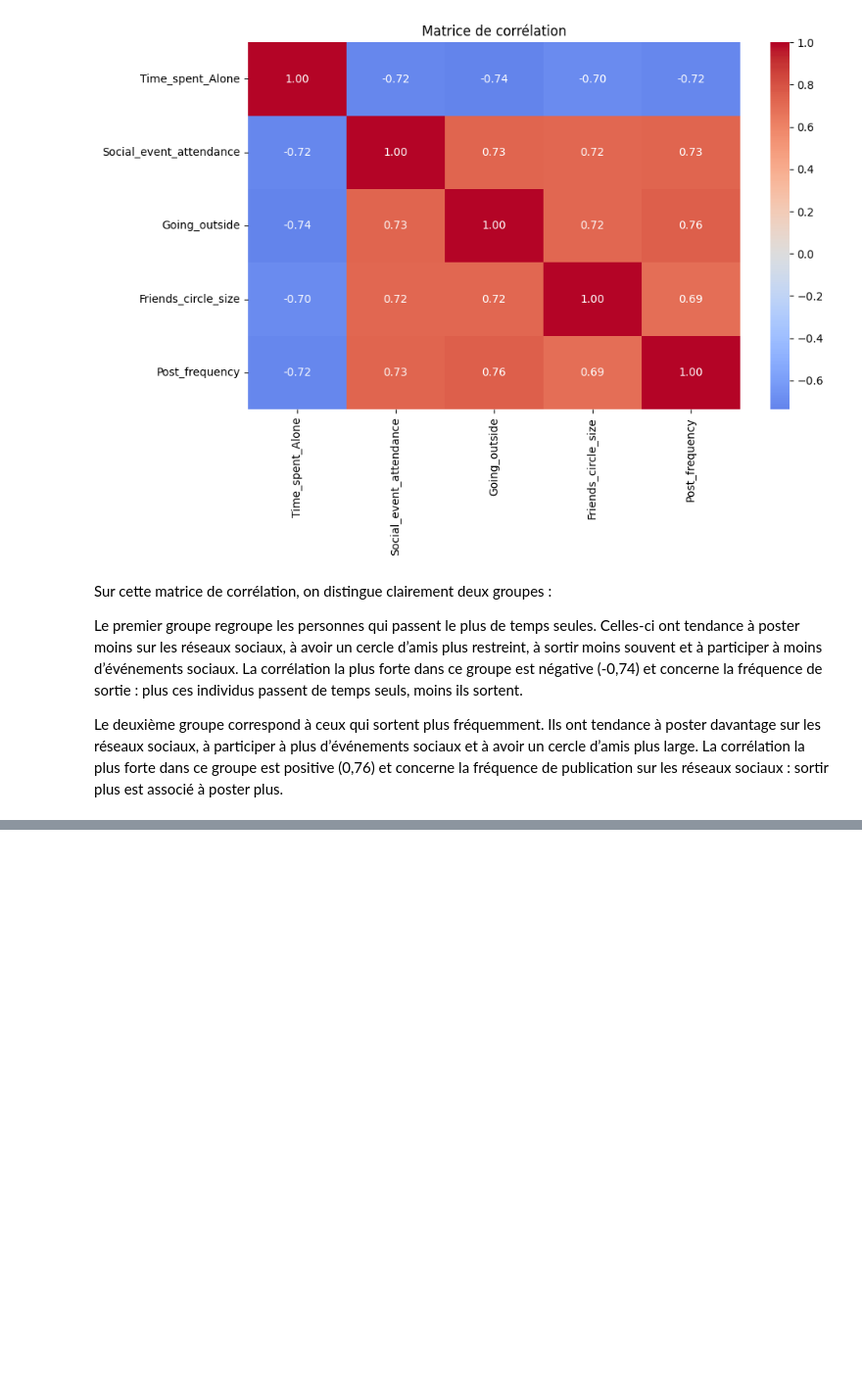
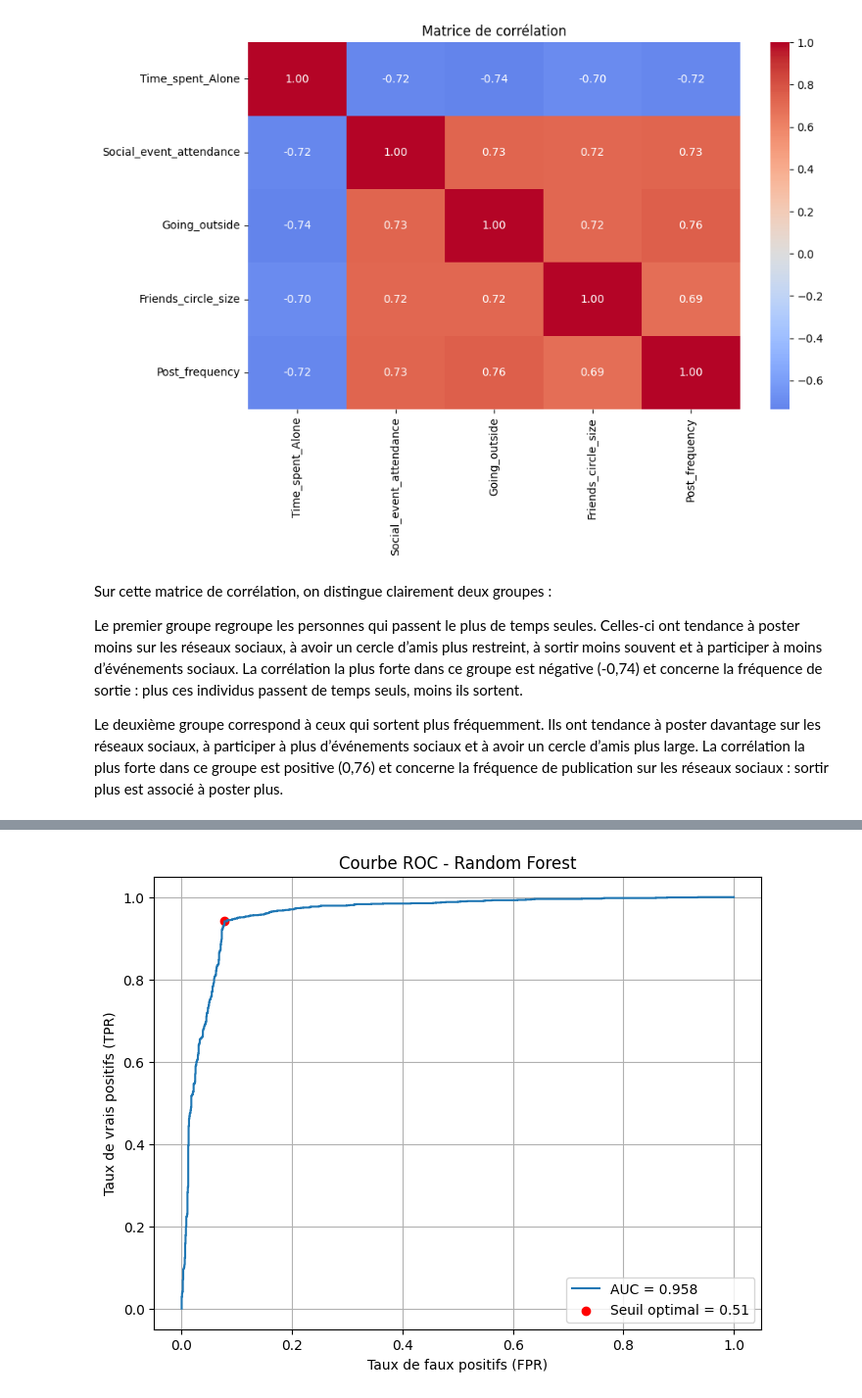
Before and after one commit to LucienLachancee/ML-Extrovert-vs-introvert-Behavior, a Jupyter notebook: ML_personality.ipynb, the cells around one changed output, grey strips where cells are left out. Shown at 98% size. Cells and saved outputs as stored; diff of their text form; code cells hidden in the pictures; blank space fills up the shorter version.

Commit message:
fin analyse app streamlit + modele entrainé

```diff
--- a/ML_personality.ipynb
+++ b/ML_personality.ipynb
@@ -182,0 +474,86 @@ La corrélation la plus forte dans ce groupe est positive (0,76) et concerne la
+# %%
+
+model = RandomForestClassifier(random_state=42)
+
+
+param_grid = {
+    'n_estimators': [100, 200],
+    'max_depth': [None, 10, 20],
+    'min_samples_split': [2, 5],
+    'min_samples_leaf': [1, 2]
+}
+
+# scoring = {
+#     'accuracy': 'accuracy',
+#     'neg_log_loss': 'neg_log_loss',
+#     'precision': make_scorer(precision_score, average='binary'),
+#     'recall': make_scorer(recall_score, average='binary'),
+#     'f1': make_scorer(f1_score, average='binary')
+# }
+
+grid_search = GridSearchCV(
+    estimator=model,
+    param_grid=param_grid,
+    cv=skf,
+    scoring=scoring,
+    refit = 'f1',
+    n_jobs=-1,
+    verbose=1
+)
+
+grid_search.fit(X, y)
+print("=== Meilleur Modèle Random Forest ===")
+print(f"F1 Score moyen (cross-val) : {grid_search.best_score_:.4f}")
+print(f"Meilleurs hyperparamètres : {grid_search.best_params_}")
+
+print("=====================================")
+
+best_model_rdf = grid_search.best_estimator_
+
+y_true_all, y_prob_all, y_pred_all = [], [], []
+
+for train_index, test_index in skf.split(X, y):
+    X_train, X_test = X.iloc[train_index], X.iloc[test_index]
+    y_train, y_test = y.iloc[train_index], y.iloc[test_index]
+
+    best_model_rdf.fit(X_train, y_train)
+    y_prob = best_model_rdf.predict_proba(X_test)[:, 1]
+    y_pred = best_model_rdf.predict(X_test)
+
+    y_true_all.extend(y_test)
+    y_prob_all.extend(y_prob)
+    y_pred_all.extend(y_pred)
+
+y_true_all = np.array(y_true_all)
+y_prob_all = np.array(y_prob_all)
+y_pred_all = np.array(y_pred_all)
+
+
+fpr, tpr, thresholds = roc_curve(y_true_all, y_prob_all)
+auc = roc_auc_score(y_true_all, y_prob_all)
+
+optimal_idx = np.argmax(tpr - fpr)
+optimal_threshold = thresholds[optimal_idx]
+optimal_fpr = fpr[optimal_idx]
+optimal_tpr = tpr[optimal_idx]
+
+print(f"Seuil optimal basé sur la courbe ROC : {optimal_threshold:.4f}")
+print(f"TPR : {optimal_tpr:.4f} | FPR : {optimal_fpr:.4f}")
+print(classification_report(y_true_all, y_pred_all, digits=4))
+
+plt.figure(figsize=(8, 6))
+plt.plot(fpr, tpr, label=f'AUC = {auc:.3f}')
+plt.scatter(optimal_fpr, optimal_tpr, color='red', label=f'Seuil optimal = {optimal_threshold:.2f}')
+plt.xlabel('Taux de faux positifs (FPR)')
+plt.ylabel('Taux de vrais positifs (TPR)')
+plt.title('Courbe ROC - Random Forest')
+plt.legend(loc='lower right')
+plt.grid(True)
+plt.show()
+
+cm = confusion_matrix(y_true_all, y_pred_all)
+disp = ConfusionMatrixDisplay(confusion_matrix=cm, display_labels=best_model_rdf.classes_)
+disp.plot(cmap=plt.cm.Blues)
+plt.title("Matrice de confusion - Random Forest")
+plt.show()
+# %% [output]
@@ -182,0 +575 @@ La corrélation la plus forte dans ce groupe est positive (0,76) et concerne la
+[figure, added]
```
Also changed, not shown: parts of 19 cells of this notebook, 2 other files.
